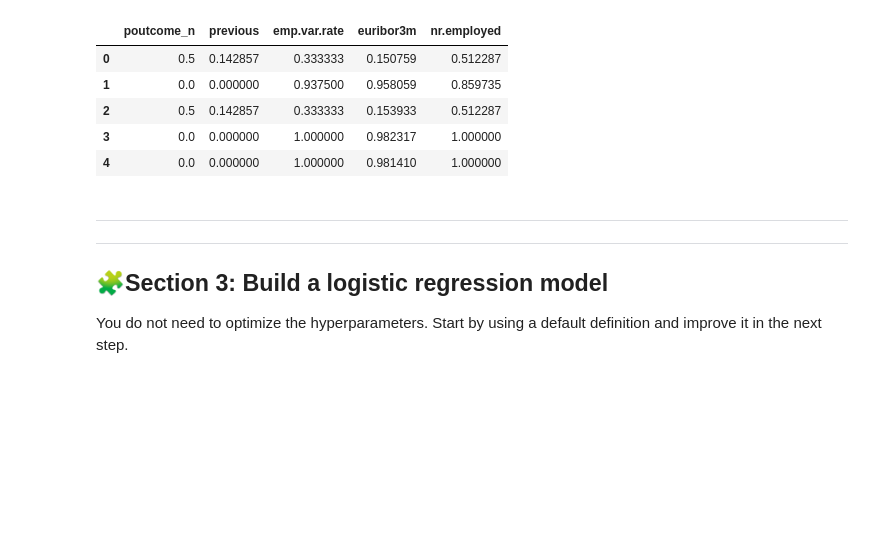
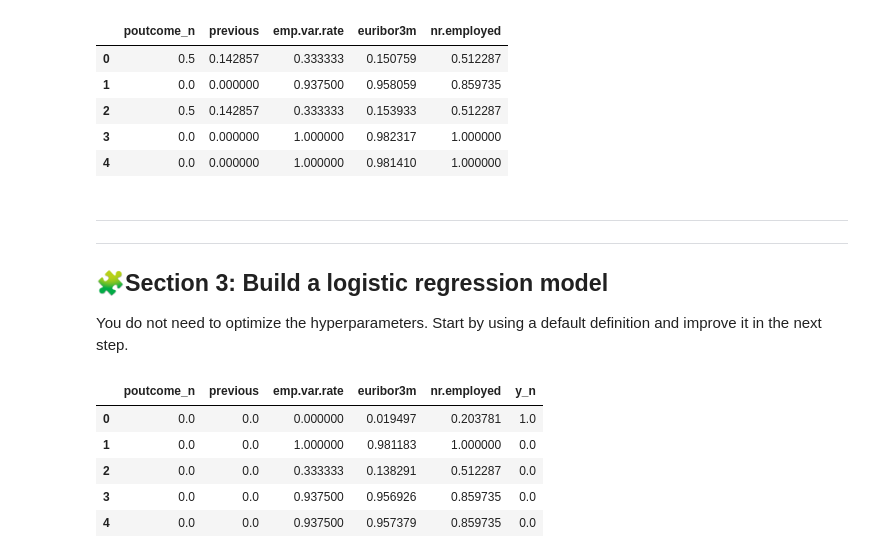
Before and after one commit to mvlarra/ML_logistic-regression-project, a Jupyter notebook: Project_ML_Logictic_Regression_VL.ipynb, the cells around one changed output. Drawn from its saved outputs; the diff is of its cells as text; code cells hidden in the pictures; blank space fills up the shorter version.

```diff
--- a/Project_ML_Logictic_Regression_VL.ipynb
+++ b/Project_ML_Logictic_Regression_VL.ipynb
@@ -650,3 +654,24 @@ X_test_sel.to_csv("clean_test.csv", index=False)    # Guardamos el conjunto de p
 
 ## 🧩**Section 3: Build a logistic regression model**
 You do not need to optimize the hyperparameters. Start by using a default definition and improve it in the next step.
+# %%
+# ==============================================================
+# 🔹 CARGA DE LOS CONJUNTOS DE DATOS LIMPIOS
+# ==============================================================
+
+# Cargamos los archivos CSV previamente guardados
+# - `clean_train.csv`: Contiene las características seleccionadas y la variable objetivo para entrenamiento.
+# - `clean_test.csv`: Contiene las características seleccionadas y la variable objetivo para prueba.
+
+
+train_data = pd.read_csv("clean_train.csv") # Cargamos los datos de entrenamiento
+test_data = pd.read_csv("clean_test.csv")   # Cargamos los datos de prueba
+# %%
+train_data.head() #VERIFICACIÓN DE LA CARGA DE DATOS
+# %% [output]
+|  | poutcome_n | previous | emp.var.rate | euribor3m | nr.employed | y_n |
+| 0 | 0.0 | 0.0 | 0.000000 | 0.019497 | 0.203781 | 1.0 |
+| 1 | 0.0 | 0.0 | 1.000000 | 0.981183 | 1.000000 | 0.0 |
+| 2 | 0.0 | 0.0 | 0.333333 | 0.138291 | 0.512287 | 0.0 |
+| 3 | 0.0 | 0.0 | 0.937500 | 0.956926 | 0.859735 | 0.0 |
+| 4 | 0.0 | 0.0 | 0.937500 | 0.957379 | 0.859735 | 0.0 |
```
Also changed, not shown: parts of 15 cells of this notebook, 2 other files.
